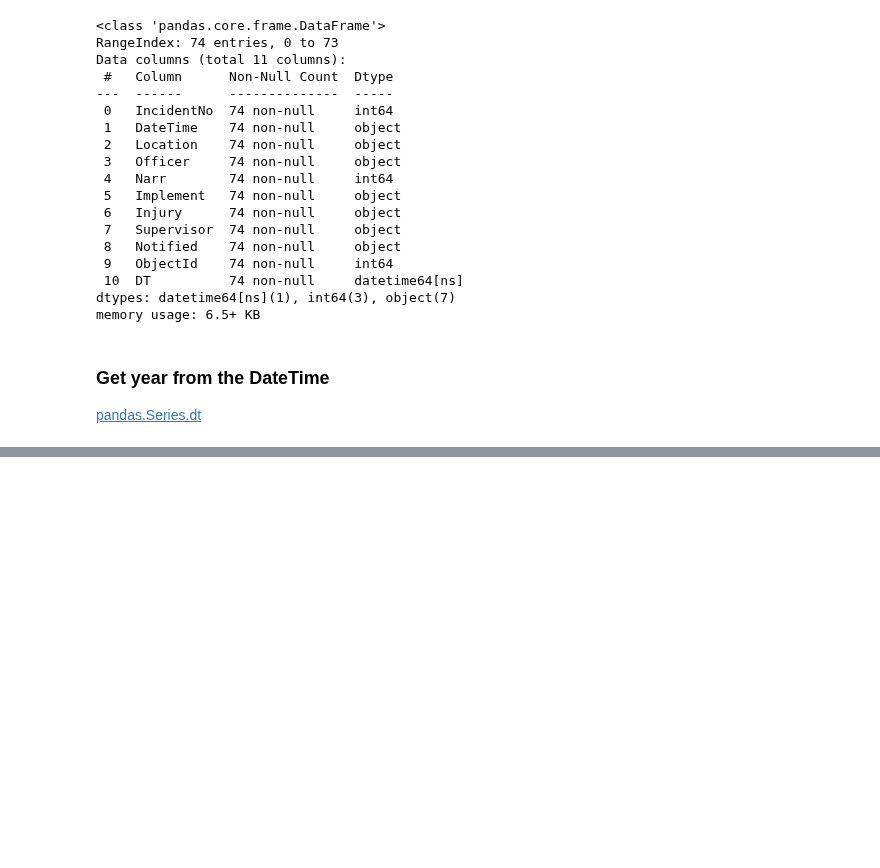
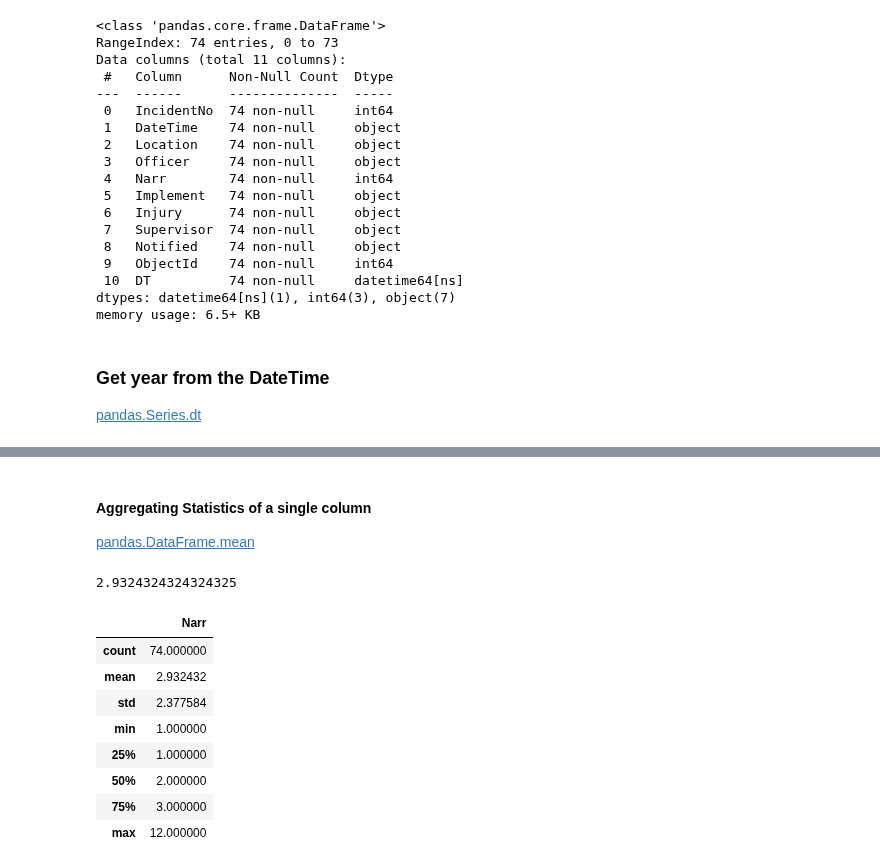
Before and after one commit to gisynw/ssj-302_V1, a Jupyter notebook: docs/Lectures/Week04_Pandas.ipynb, the cells around one changed output, grey strips where cells are left out. Saved outputs shown, nothing was run; the diff lists cells and outputs as text; code cells hidden in the pictures; blank space fills up the shorter version.

```diff
--- a/docs/Lectures/Week04_Pandas.ipynb
+++ b/docs/Lectures/Week04_Pandas.ipynb
@@ -30,7 +30,7 @@ print(dir(pd))
 # %% [markdown]
 #### read csv
 # %%
-incidents = pd.read_csv(r'M:\Clark_Python_Data\Worcester_Police_Use_of_Force_Incidents_July_2024.csv')
+incidents = pd.read_csv(r'D:\Teaching_Data\Worcester_Police_Use_of_Force_Incidents_July_2024.csv')
 incidents.head()
 # %% [output]
 |  | Incident_No | Date___Time | Location | Officer | Narr | Implement | Injury | Supervisor | Notified | ... |
@@ -363,4 +363,4 @@ memory usage: 6.5+ KB
 ### Get year from the DateTime
 [pandas.Series.dt](https://pandas.pydata.org/docs/reference/api/pandas.Series.dt.html)
 # %%
-incidents['year'] = incidents.DT.dt.year
+incidents['wday'] = incidents.DT.dt.weekday
@@ -374,0 +381,20 @@ incidents[hour]
+# %% [markdown]
+#### Aggregating Statistics of a single column
+
+[pandas.DataFrame.mean](https://pandas.pydata.org/pandas-docs/stable/reference/api/pandas.DataFrame.mean.html)
+# %%
+incidents['Narr'].mean()
+# %% [output]
+2.9324324324324325
+# %%
+incidents[["Narr"]].describe()
+# %% [output]
+|  | Narr |
+| count | 74.000000 |
+| mean | 2.932432 |
+| std | 2.377584 |
+| min | 1.000000 |
+| 25% | 1.000000 |
+| 50% | 2.000000 |
+| 75% | 3.000000 |
+| max | 12.000000 |
```
Also changed, not shown: parts of 15 cells of this notebook, 2 other files.
